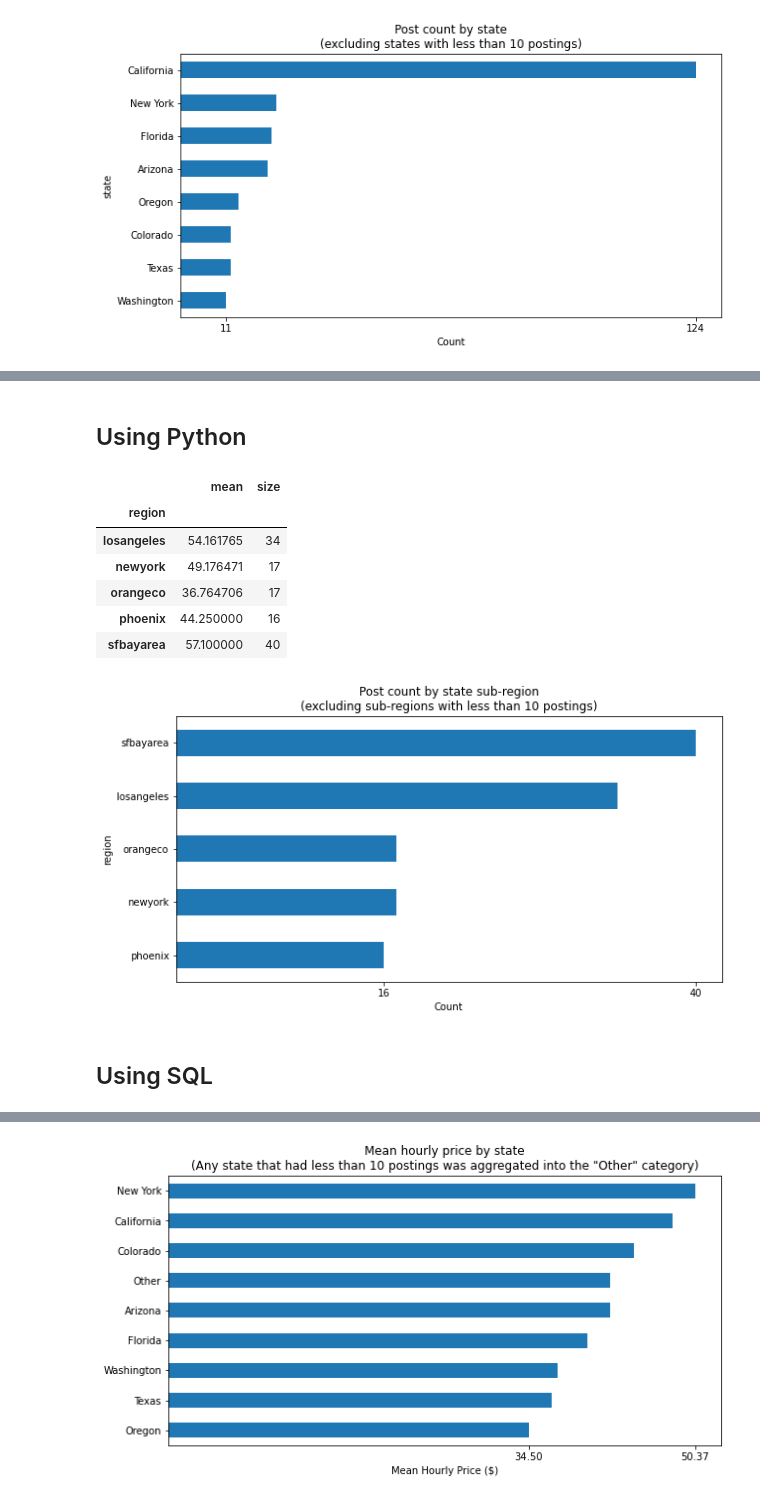
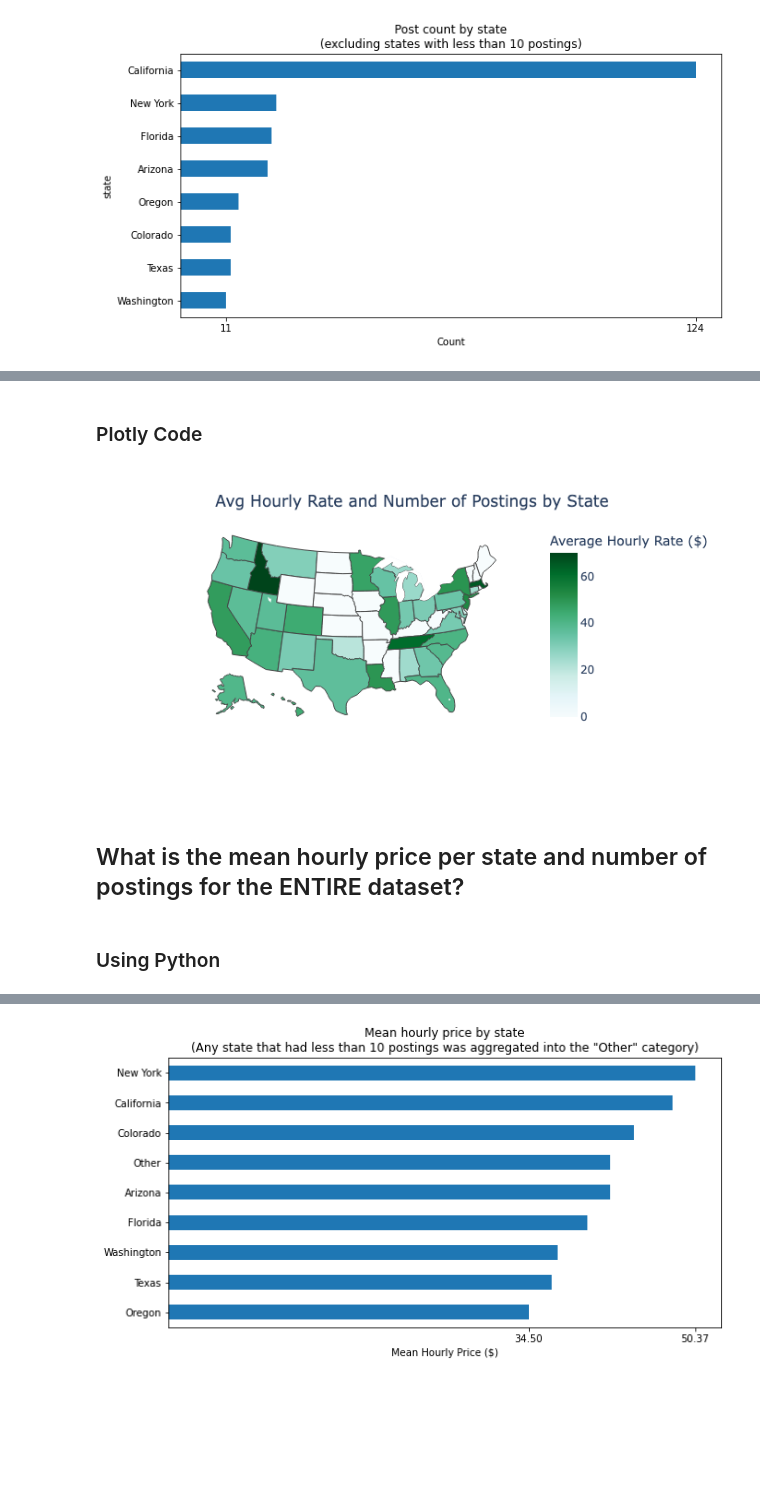
Before and after one commit to papir805/craigslist_web_scraper, a Jupyter notebook: CL_eda/tutoring_EDA_with_SQL.ipynb, the cells around one changed output, grey strips where cells are left out. Drawn from its saved outputs; the diff is of its cells as text; code cells hidden in the pictures; blank space fills up the shorter version.

Commit message:
updated plot

```diff
--- a/CL_eda/tutoring_EDA_with_SQL.ipynb
+++ b/CL_eda/tutoring_EDA_with_SQL.ipynb
@@ -139,0 +147,20 @@ ax.get_legend().remove();
+# %%
+mean_and_count_by_state_sql = pd.read_sql_query("""
+WITH mean_price_size_by_state AS (
+   SELECT cl.state
+        , AVG(cl.price) AS mean_price
+        , COUNT(cl.id) AS num_posts
+     FROM cl_tutoring AS cl
+    WHERE cl.date_scraped = '2022-02-03'
+      AND cl.price IS NOT NULL
+ GROUP BY cl.state
+)
+
+   SELECT cr.state
+        , cr.state_code
+        , COALESCE(mp.mean_price, 0) AS mean_price
+        , COALESCE(mp.num_posts, 0) AS num_posts
+     FROM us_census_regions AS cr
+LEFT JOIN mean_price_size_by_state AS mp
+       ON cr.state=mp.state;
+""", con=conn)
@@ -140,30 +178,30 @@ ax.get_legend().remove();
+# %% [markdown]
+### Plotly Code
+# %%
+fig = px.choropleth(mean_and_count_by_state_sql,
+                    locations='state_code',
+                    color='mean_price',
+                    color_continuous_scale='BuGn',
+                    hover_name='state',
+                    hover_data={'mean_price':':.2f', 'num_posts':True, 'state_code':False},
+                    locationmode='USA-states',
+                    labels={'num_posts':'Number of Posts',
+                            'mean_price':'Average Hourly Rate ($)'},
+                    scope='usa')
+
+fig.update_layout(
+    title={'text':'Avg Hourly Rate and Number of Postings by State',
+           'xanchor':'center',
+           'yanchor':'top',
+           'x':0.5})
+
+# fig.write_image("/Users/rancher/Google Drive/coding/website/github_pages/images/craigslist_EDA/mean_price_by_state_plotly.png")
+fig.show()
+
+pio.write_html(fig, file='/Users/rancher/Google Drive/coding/website/github_pages/mean_price_by_state_plotly.html')
+# %% [output]
+[figure, added]
+# %% [markdown]
+## What is the mean hourly price per state and number of postings for the ENTIRE dataset?
 # %% [markdown]
-## Using Python
+### Using Python
-# %%
-groupby_region = df_sql.groupby('region')
-mean_and_size_by_region = groupby_region['price'].agg(['mean', 'size'])
-
-mean_and_size_by_region_greater_10 = mean_and_size_by_region[mean_and_size_by_region['size']>=10]
-
-mean_and_size_by_region_greater_10
-# %% [output]
-|  | mean | size |
-| region |  |  |
-| losangeles | 54.161765 | 34 |
-| newyork | 49.176471 | 17 |
-| orangeco | 36.764706 | 17 |
-| phoenix | 44.250000 | 16 |
-| sfbayarea | 57.100000 | 40 |
-# %%
-fig, ax = plt.subplots(1,1,figsize=(10,5))
-
-mean_and_size_by_region_greater_10['size'].sort_values().plot(kind='barh', ax=ax)
-
-ax.set_xticks([mean_and_size_by_region_greater_10['size'].min(),
-               mean_and_size_by_region_greater_10['size'].max()])
-ax.set_xlabel('Count')
-plt.title('Post count by state sub-region\n(excluding sub-regions with less than 10 postings)');
-# %% [output]
-[figure, removed]
-# %% [markdown]
-## Using SQL
```
Also changed, not shown: parts of 83 cells of this notebook, 2 other files.
